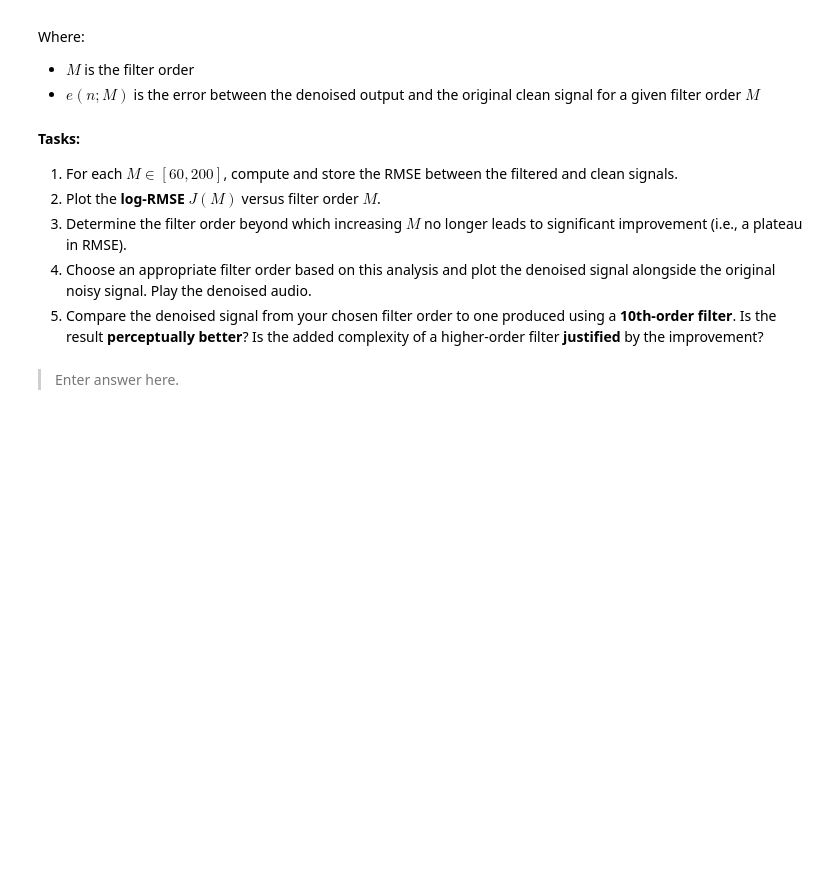
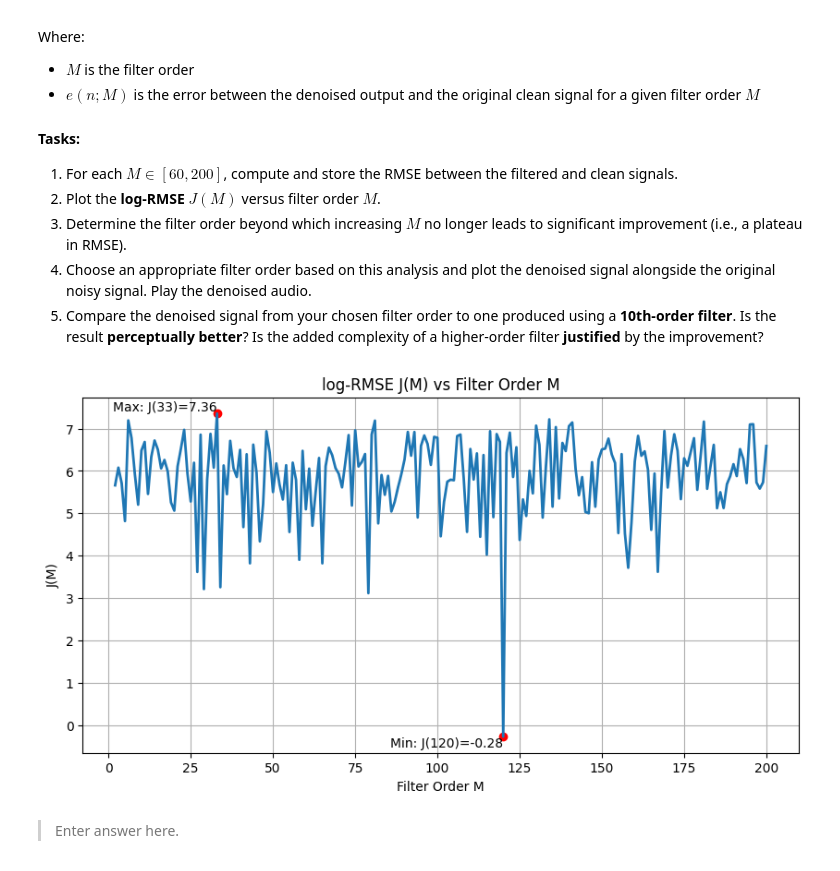
Before and after one commit to larsvantol/Statistical-Signal-Processing, a Jupyter notebook: SC42150_SSP_2025_Assignment.ipynb, the cells around one changed output. Drawn from its saved outputs; the diff is of its cells as text; code cells hidden in the pictures; blank space fills up the shorter version.

```diff
--- a/SC42150_SSP_2025_Assignment.ipynb
+++ b/SC42150_SSP_2025_Assignment.ipynb
@@ -676,5 +731,32 @@ Where:
 3. Determine the filter order beyond which increasing $M$ no longer leads to significant improvement (i.e., a plateau in RMSE).
 4. Choose an appropriate filter order based on this analysis and plot the denoised signal alongside the original noisy signal. Play the denoised audio.
 5. Compare the denoised signal from your chosen filter order to one produced using a **10th-order filter**. Is the result **perceptually better**? Is the added complexity of a higher-order filter **justified** by the improvement?
+# %%
+def J(m):
+    # J(M) = \log\left( \sqrt{\mathbb{E}\left[\,|e(n; M)|^2\,\right]} \right)
+    # e = d - d_hat
+    return np.log(np.sqrt(np.mean(np.square(data_noised[0][m] - denoised_signals[0][m]))))
+
+J_values = []
+for m in range(2,201):
+    J_values.append(J(m))
+
+max_j = np.max(J_values)
+min_j = np.min(J_values)
+max_j_idx = J_values.index(max_j) + 2
+min_j_idx = J_values.index(min_j) + 2
+
+plt.figure(figsize=(10, 5))
+plt.plot(range(2,201), J_values, lw=2)
+plt.scatter([max_j_idx, min_j_idx], [max_j, min_j], color='red')
+plt.text(max_j_idx, max_j, f'Max: J({max_j_idx})={max_j:.2f}', fontsize=10, ha='right', va='bottom')
+plt.text(min_j_idx, min_j, f'Min: J({min_j_idx})={min_j:.2f}', fontsize=10, ha='right', va='top')
+plt.xlabel('Filter Order M')
+plt.ylabel('J(M)')
+plt.title('log-RMSE J(M) vs Filter Order M')
+plt.grid()
+plt.show()
+# %% [output]
+[figure, added]
 # %% [markdown]
 > Enter answer here.
```
Also changed, not shown: parts of 4 cells of this notebook.
